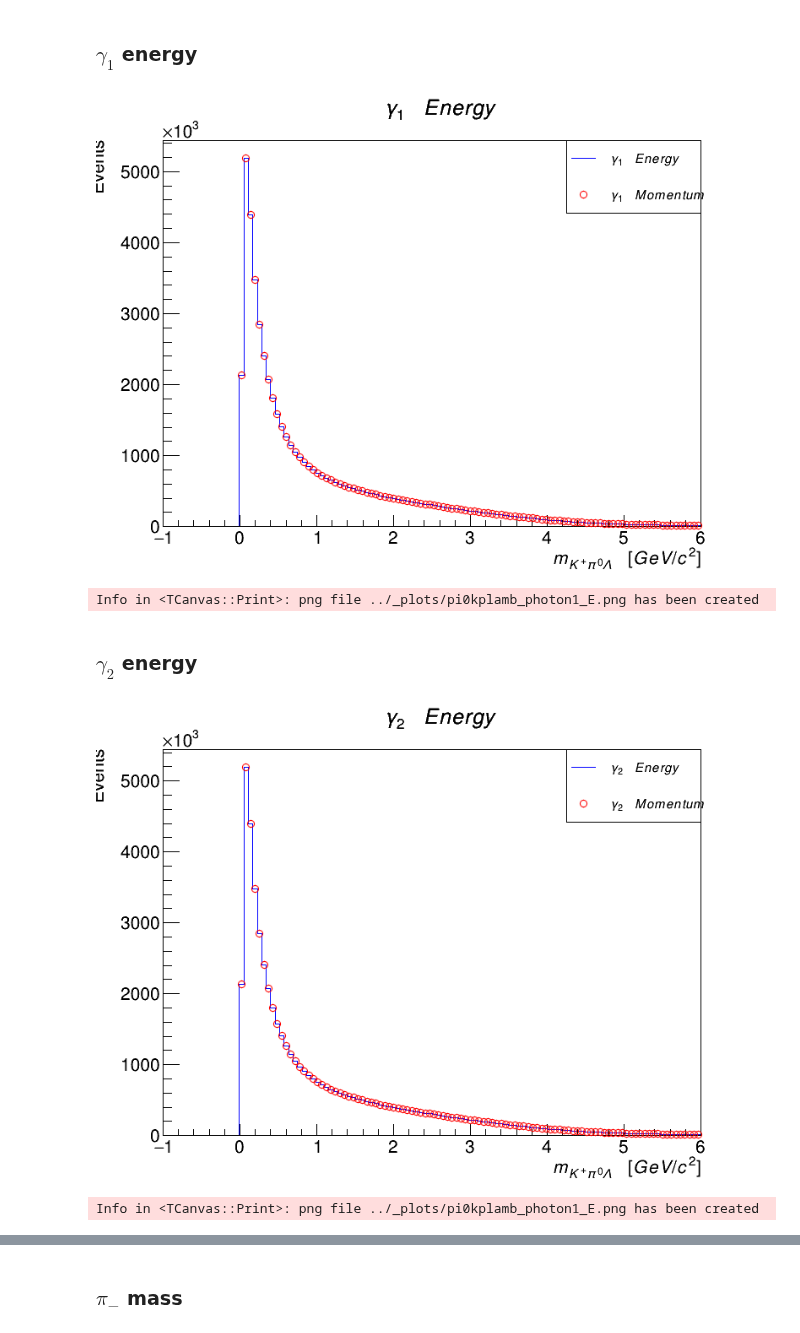
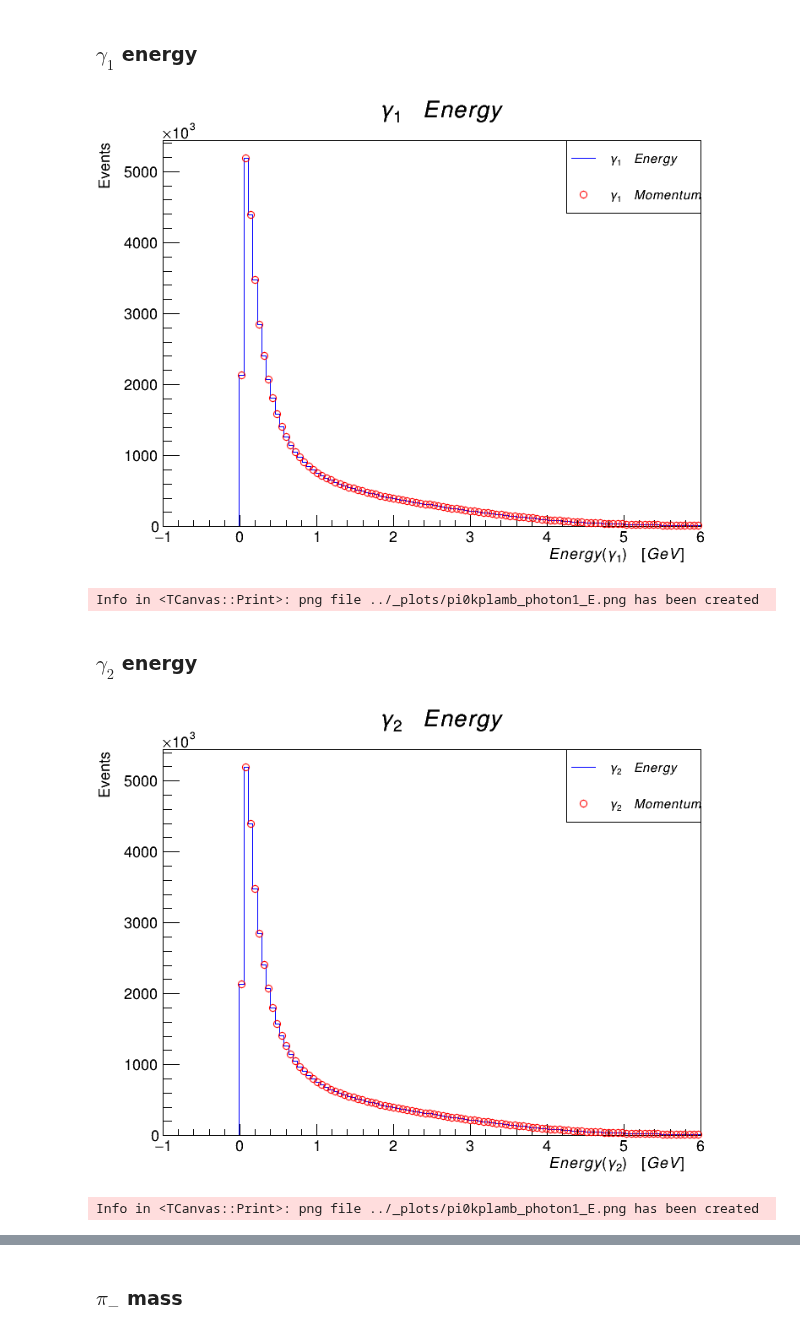
Before and after one commit to dancbart/gluex, a Jupyter notebook: analysis/pi0kplamb_analysis.ipynb, the cells around one changed output, grey strips where cells are left out. Saved outputs shown, nothing was run; the diff lists cells and outputs as text; code cells hidden in the pictures.

```diff
--- a/analysis/pi0kplamb_analysis.ipynb
+++ b/analysis/pi0kplamb_analysis.ipynb
@@ -161,7 +226,7 @@ from IPython.display import Image, display
 
 plotTitle = 'K^{+} Mass'
 plot2Title = 'K^{+} Mass Measured'
-axisLabel = '$m_{K^{+}\pi^{0}\Lambda}$ [GeV/c^{2}]'
+axisLabel = 'Mass (K^{+}) [GeV/c^{2}]'
 
 def plot_hist(df):
 
@@ -175,12 +240,12 @@ def plot_hist(df):
     h1.GetYaxis().SetTitle('Events')
     h1.Draw()
 
-    h2 = dfFiltered.Histo1D(('h2', plotTitle, 60, 0.45, 0.55), 'kp_m_measured')
+    h2 = dfFiltered.Histo1D(('h2', plot2Title, 60, 0.45, 0.55), 'kp_m_measured')
     h2.SetStats(False)
     h2.SetMarkerStyle(24)
     h2.SetMarkerColor(ROOT.kRed)
-    h2.GetXaxis().SetTitle(axisLabel)
-    h2.GetYaxis().SetTitle('Events')
+    # h2.GetXaxis().SetTitle(axisLabel)
+    # h2.GetYaxis().SetTitle('Events')
     h2.Draw('p same')
 
     legend1 = ROOT.TLegend(0.7, 0.9, 0.9, 0.85)
@@ -203,7 +268,7 @@ Info in <TCanvas::Print>: png file ../_plots/pi0kplamb_kp_m.png has been created
 from IPython.display import Image, display
 
 plotTitle = '$\pi^{0}$ Mass'
-axisLabel = '$m_{K^{+}\pi^{0}\Lambda}$ [GeV/c^{2}]'
+axisLabel = '$Mass (\pi^{0})$ [GeV/c^{2}]'
 
 def plot_hist(df):
 
@@ -235,7 +300,7 @@ Info in <TCanvas::Print>: png file ../_plots/pi0kplamb_pi0_m.png has been create
 from IPython.display import Image, display
 
 plotTitle = '$\Lambda$ Mass'
-axisLabel = '$m_{K^{+}\pi^{0}\Lambda}$ [GeV/c^{2}]'
+axisLabel = '$Mass (p \pi^{-}) [GeV/c^{2}]$'
 
 def plot_hist(df):
 
@@ -268,7 +333,7 @@ from IPython.display import Image, display
 
 plotTitle = '$\gamma_{1}$ Energy'
 plot2Title = '$\gamma_{1}$ Momentum'
-axisLabel = '$m_{K^{+}\pi^{0}\Lambda}$ [GeV/c^{2}]'
+axisLabel = '$Energy (\gamma_{1}) \ [GeV]$'
 
 def plot_hist(df):
 
@@ -303,7 +368,7 @@ def plot_hist(df):
 
 plot_hist(dfpi0kplamb)
 # %% [output]
-[figure, old version]
+[figure, new version]
 Info in <TCanvas::Print>: png file ../_plots/pi0kplamb_photon1_E.png has been created
 # %% [markdown]
 ### $\gamma_{2}$ energy
@@ -312,7 +377,7 @@ from IPython.display import Image, display
 
 plotTitle = '$\gamma_{2}$ Energy'
 plot2Title = '$\gamma_{2}$ Momentum'
-axisLabel = '$m_{K^{+}\pi^{0}\Lambda}$ [GeV/c^{2}]'
+axisLabel = '$Energy (\gamma_{2}) \ [GeV]$'
 
 def plot_hist(df):
 
@@ -320,33 +385,33 @@ def plot_hist(df):
 
     canvas = ROOT.TCanvas('c', 'c', 800, 600)
 
     h1 = dfFiltered.Histo1D(('photon1_E', plotTitle, 120, -1.0, 6.0), 'photon2_E')
     h1.SetStats(False)
     h1.SetLineColor(ROOT.kBlue)
     h1.GetXaxis().SetTitle(axisLabel)
     h1.GetYaxis().SetTitle('Events')
     h1.Draw()
 
     h2 = dfFiltered.Histo1D(('photon1_p', plot2Title, 120, -1.0, 6.0), 'photon2_p')
     h2.SetStats(False)
     h2.SetMarkerStyle(24)
     h2.SetMarkerColor(ROOT.kRed)
     h2.GetXaxis().SetTitle(axisLabel)
     h2.GetYaxis().SetTitle('Events')
     h2.Draw('p same')
 
     legend1 = ROOT.TLegend(0.7, 0.9, 0.9, 0.75)
     legend1.AddEntry(h1.GetValue(), plotTitle, 'l')
     legend1.AddEntry(h2.GetValue(), plot2Title, 'p')
     legend1.Draw('same')
 
     img_path = '../_plots/pi0kplamb_photon1_E.png'
     canvas.SaveAs(img_path)
     canvas.Close()
     display(Image(filename=img_path))
 
 plot_hist(dfpi0kplamb)
 # %% [output]
-[figure, old version]
+[figure, new version]
 Info in <TCanvas::Print>: png file ../_plots/pi0kplamb_photon1_E.png has been created
 # %% [markdown]
```
Also changed, not shown: parts of 15 cells of this notebook, 11 other files.
